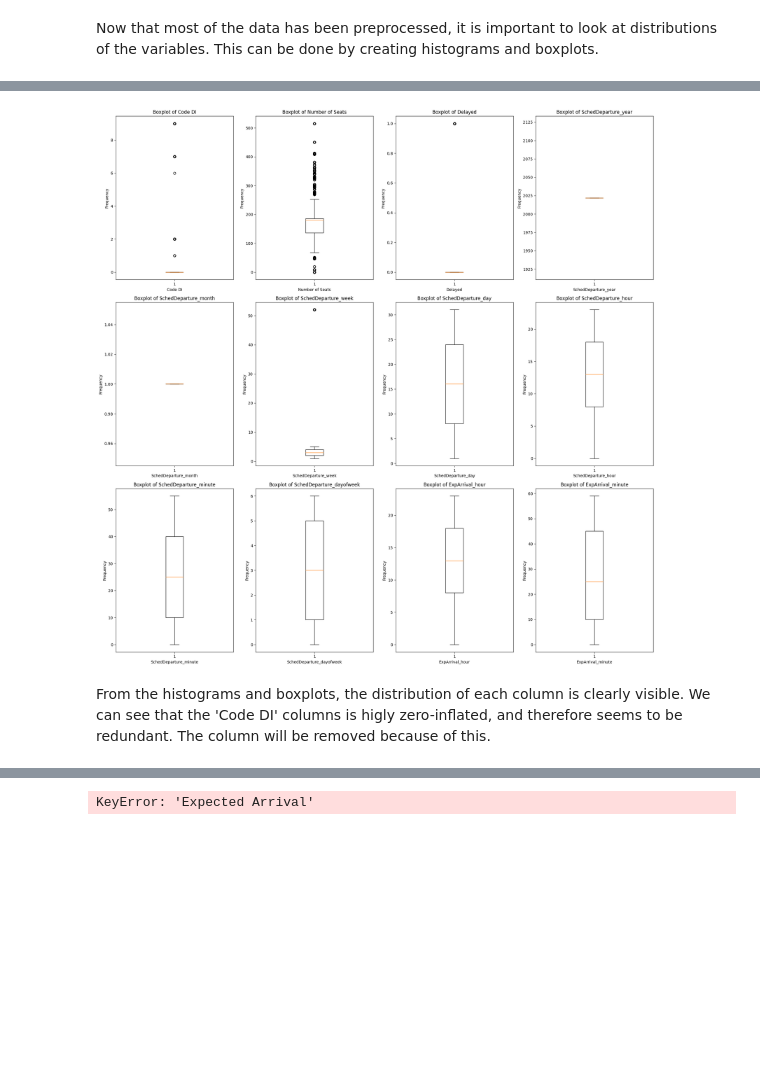
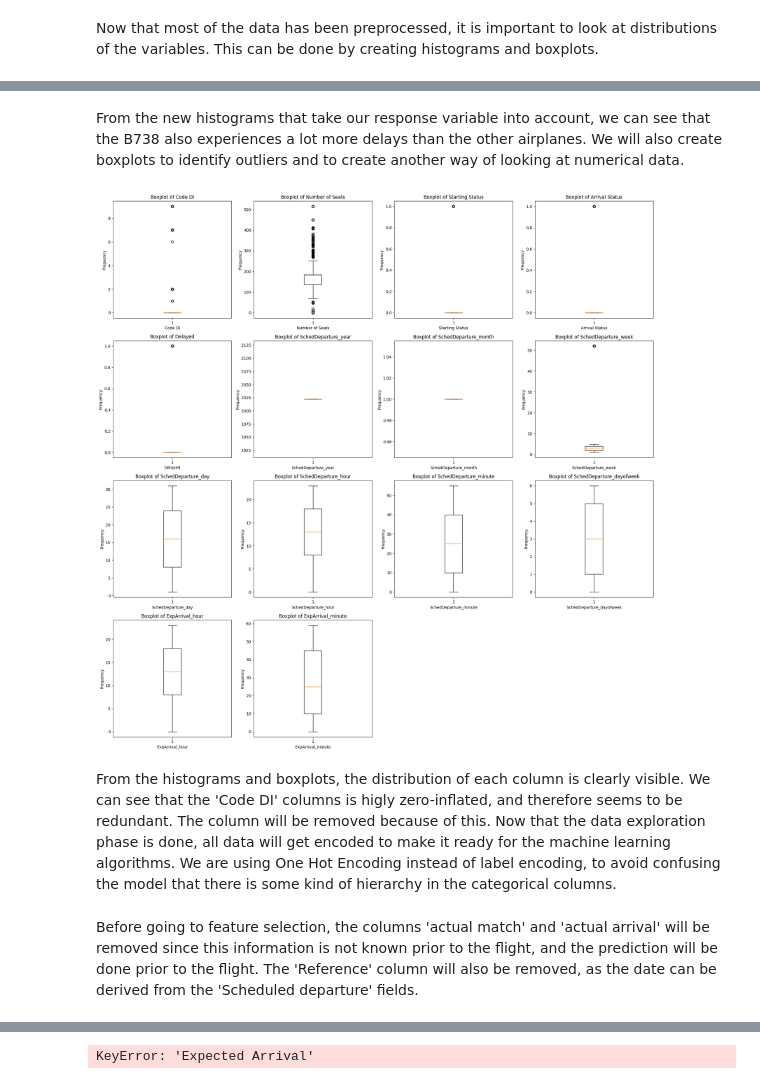
Before and after one commit to TygoF/Flight-delay-prediction, a Jupyter notebook: main.ipynb, the cells around one changed output, grey strips where cells are left out. Saved outputs shown, nothing was run; the diff lists cells and outputs as text; code cells hidden in the pictures; blank space fills up the shorter version.

Commit message:
Add more exploration steps + try ML algorithms

```diff
--- a/main.ipynb
+++ b/main.ipynb
@@ -217,11 +217,15 @@ display(data_brazil4)
 # %% [markdown]
 Now that most of the data has been preprocessed, it is important to look at distributions of the variables. This can be done by creating histograms and boxplots.
 # %%
-# Reform flight number column to correct data type
+# Reform columns to correct data type
 data_brazil4["Flight Number"] = data_brazil4["Flight Number"].astype(str)
+data_brazil4["Arrival Status"] = data_brazil4["Arrival Status"].astype(int)
+data_brazil4["Starting Status"] = data_brazil4["Starting Status"].astype(int)
 
 # Plot histograms for each column
 fig, axs = plt.subplots(5,5, figsize=(20,20))
+axs[4,3].axis('off')
+axs[4,4].axis('off')
 x = 0; y = 0
 for i, name in enumerate(data_brazil4.columns.values):
     if i % 5 == 0 and i != 0:
@@ -239,6 +274,8 @@ plt.show()
 # %%
-# Plot histograms for each column
+# Plot histograms for each column and making a separation between a delayed or non-delayed flight
 fig, axs = plt.subplots(5,5, figsize=(20,20))
+axs[4,3].axis('off')
+axs[4,4].axis('off')
 x = 0; y = 0
 for i, name in enumerate(data_brazil4.columns.values):
     if i % 5 == 0 and i != 0:
@@ -248,8 +285,9 @@ for i, name in enumerate(data_brazil4.columns.values):
     axs[x,y].set(xlabel=name, ylabel="Frequency")
     axs[x,y].set_title("Histogram of " + name)
     plt.setp(axs[x,y].get_xticklabels(), rotation=30, ha='right')
+    handles, labels = axs[x,y].get_legend_handles_labels()
     y+=1
 fig.tight_layout()
-plt.legend() # NOT WORKING YET
+plt.legend(handles, labels, fontsize="xx-large")
 plt.show()
 # %% [output]
@@ -266,0 +295,20 @@ array([450, 300,   9,   0, 339, 381, 324, 279, 274, 243, 170,  98, 153,
+# %%
+#  Plot histograms for each column, descending the top 10 occuring values for each column and making a separation between a delayed or non-delayed flight
+fig, axs = plt.subplots(5,5, figsize=(20,20))
+axs[4,3].axis('off')
+axs[4,4].axis('off')
+x = 0; y = 0
+for i, name in enumerate(data_brazil4.columns.values):
+    if i % 5 == 0 and i != 0:
+        y = 0
+        x += 1
+    data_brazil4.loc[data_brazil4["Delayed"]==0, name].value_counts().head(10).plot(kind='bar', ax=axs[x,y], color='darkgreen', label="No delay")
+    data_brazil4.loc[data_brazil4["Delayed"]==1, name].value_counts().head(10).plot(kind='bar', ax=axs[x,y], color='red', label="Delayed")
+    axs[x,y].set(xlabel=name, ylabel="Frequency")
+    axs[x,y].set_title("Histogram of " + name)
+    plt.setp(axs[x,y].get_xticklabels(), rotation=30, ha='right')
+    handles, labels = axs[x,y].get_legend_handles_labels()
+    y+=1
+fig.tight_layout()
+plt.legend(handles, labels, fontsize="xx-large")
+plt.show()
@@ -267,20 +317,24 @@ array([450, 300,   9,   0, 339, 381, 324, 279, 274, 243, 170,  98, 153,
+# %% [markdown]
+From the new histograms that take our response variable into account, we can see that the B738 also experiences a lot more delays than the other airplanes. We will also create boxplots to identify outliers and to create another way of looking at numerical data.
 # %%
 # Plot boxplots for numeric columns
-fig, axs = plt.subplots(3,4, figsize=(20,20))
+fig, axs = plt.subplots(4,4, figsize=(20,20))
+axs[3,2].axis('off')
+axs[3,3].axis('off')
 x = 0; y=0; count=0
 for i, name in enumerate(data_brazil4.columns.values):
     if is_numeric_dtype(data_brazil4[name]):
         if count % 4 == 0 and count != 0:
             x += 1
             y = 0
         axs[x,y].boxplot(x=data_brazil4[name])
         axs[x,y].set(xlabel=name, ylabel="Frequency")
         axs[x,y].set_title("Boxplot of " + name)
         count +=1
         y += 1
 fig.tight_layout()
 plt.show()
 # %% [output]
-[figure, old version]
+[figure, new version]
 # %% [markdown]
-From the histograms and boxplots, the distribution of each column is clearly visible. We can see that the 'Code DI' columns is higly zero-inflated, and therefore seems to be redundant. The column will be removed because of this.
+From the histograms and boxplots, the distribution of each column is clearly visible. We can see that the 'Code DI' columns is higly zero-inflated, and therefore seems to be redundant. The column will be removed because of this. Now that the data exploration phase is done, all data will get encoded to make it ready for the machine learning algorithms. We are using One Hot Encoding instead of label encoding, to avoid confusing the model that there is some kind of hierarchy in the categorical columns.
@@ -286,0 +346,2 @@ From the histograms and boxplots, the distribution of each column is clearly vis
+# %% [markdown]
+Before going to feature selection, the columns 'actual match' and 'actual arrival' will be removed since this information is not known prior to the flight, and the prediction will be done prior to the flight. The 'Reference' column will also be removed, as the date can be derived from the 'Scheduled departure' fields.
```
Also changed, not shown: parts of 19 cells of this notebook.
